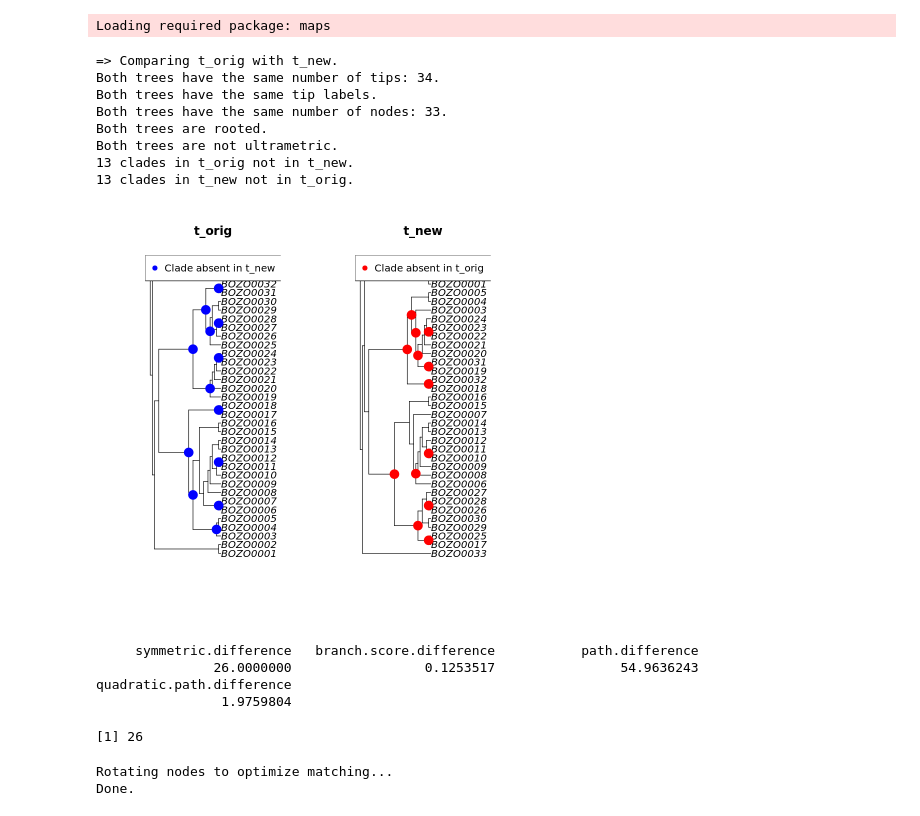
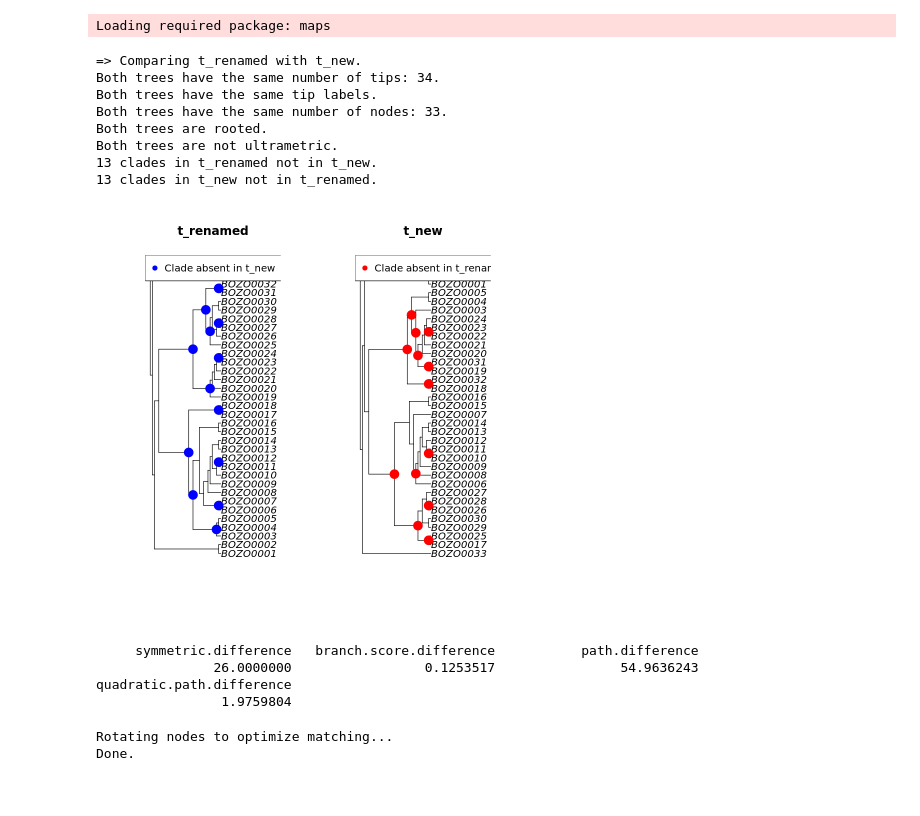
Before and after one commit to apetkau/CoreSimul, a Jupyter notebook: compare-trees.ipynb, the cells around one changed output. Saved outputs shown, nothing was run; the diff lists cells and outputs as text; code cells hidden in the pictures.

Commit message:
comparing original and renamed tree

```diff
--- a/compare-trees.ipynb
+++ b/compare-trees.ipynb
@@ -1,25 +1,27 @@
 # %%
 library(ape)
 library(phytools)
 library(phangorn)
 library(repr)
 
-t_orig <- read.tree(file="test/renamed.tree")
+t_orig <- read.tree(file="example.tree")
 t_new <- read.tree(file="test/core.fa.treefile")
+t_renamed <- read.tree(file="test/renamed.tree")
 
-t_orig <- root(t_orig, "BOZO0034", resolve.root=TRUE)
+t_orig <- root(t_orig, "B16", resolve.root=TRUE)
 t_new <- root(t_new, "BOZO0034", resolve.root=TRUE)
+t_renamed <- root(t_renamed, "BOZO0034", resolve.root=TRUE)
 
-comparePhylo(t_orig, t_new, plot=TRUE)
+comparePhylo(t_renamed, t_new, plot=TRUE)
 # %% [output]
 Loading required package: maps
-=> Comparing t_orig with t_new.
+=> Comparing t_renamed with t_new.
 Both trees have the same number of tips: 34.
 Both trees have the same tip labels.
 Both trees have the same number of nodes: 33.
 Both trees are rooted.
 Both trees are not ultrametric.
-13 clades in t_orig not in t_new.
-13 clades in t_new not in t_orig.
+13 clades in t_renamed not in t_new.
+13 clades in t_new not in t_renamed.
-[figure, old version]
+[figure, new version]
 # %%
@@ -29,10 +31,6 @@ treedist(t_orig, t_new, check.labels = TRUE)
                26.0000000                 0.1253517                54.9636243
 quadratic.path.difference
                 1.9759804
-# %%
-RF.dist(t_orig, t_new, check.labels=TRUE)
-# %% [output]
-[1] 26
 # %%
 options(repr.plot.width=10, repr.plot.height=8)
 
```
Also changed, not shown: parts of 4 cells of this notebook.
